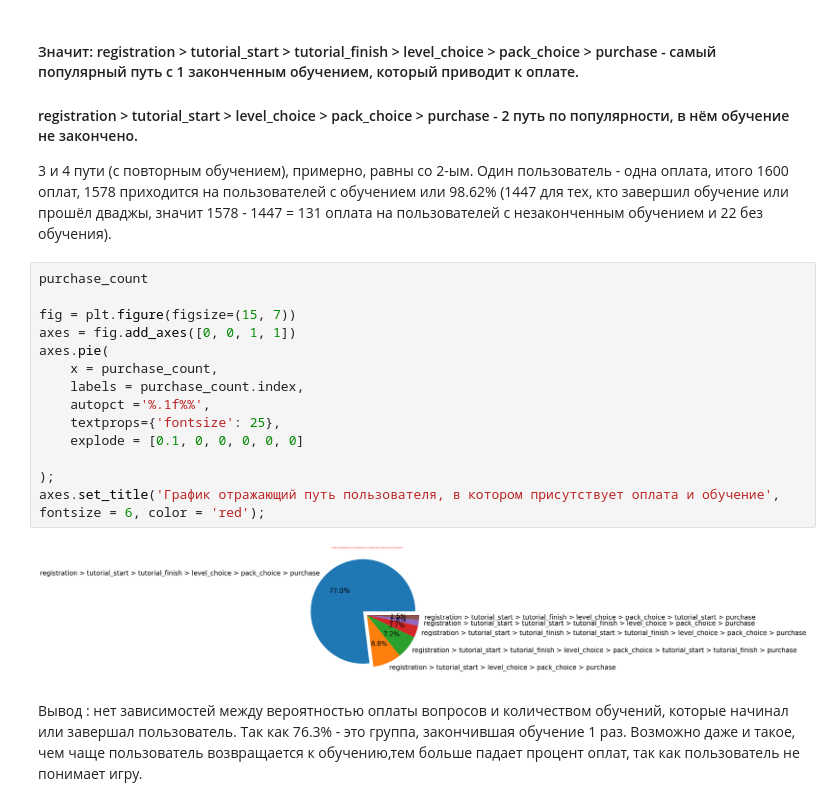
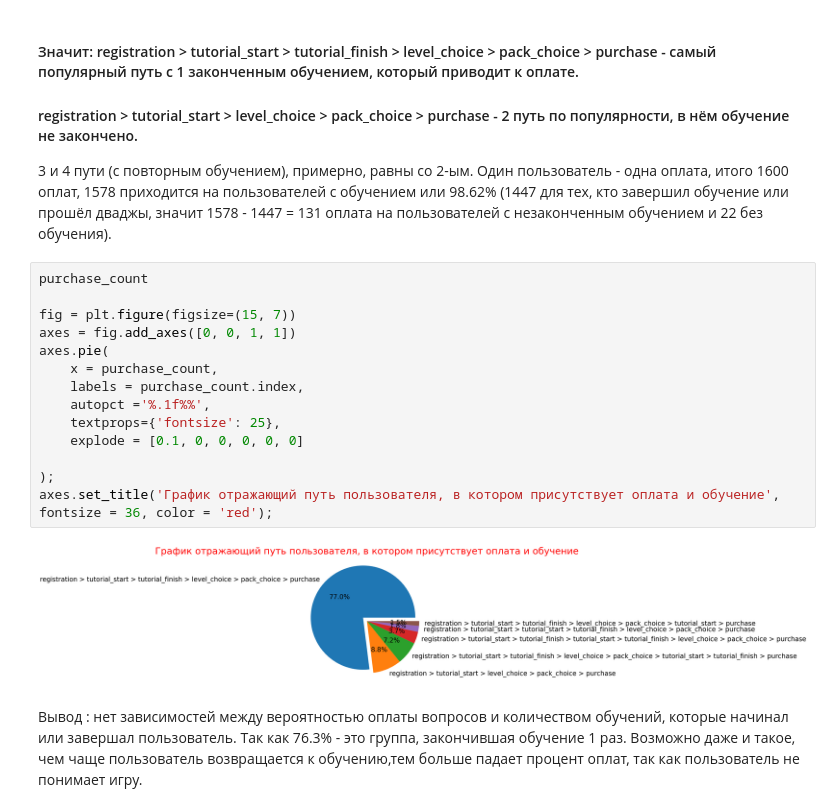
Before and after one commit to SergeySchepilin/for_PYTHON, a Jupyter notebook: project_python1.ipynb, the cells around one changed output. Cells and saved outputs as stored; diff of their text form.

```diff
--- a/project_python1.ipynb
+++ b/project_python1.ipynb
@@ -593,19 +593,19 @@ print(round(100*1578/1600,2), '%')
 # %%
 purchase_count
 
 fig = plt.figure(figsize=(15, 7))
 axes = fig.add_axes([0, 0, 1, 1])
 axes.pie(
     x = purchase_count,
     labels = purchase_count.index,
     autopct ='%.1f%%',
     textprops={'fontsize': 25},
     explode = [0.1, 0, 0, 0, 0, 0]
 
 );
-axes.set_title('График отражающий путь пользователя, в котором присутствует оплата и обучение', fontsize = 6, color = 'red');
+axes.set_title('График отражающий путь пользователя, в котором присутствует оплата и обучение', fontsize = 36, color = 'red');
 # %% [output]
-[figure, old version]
+[figure, new version]
 # %% [markdown]
 Вывод : нет зависимостей между вероятностью оплаты вопросов и количеством обучений, которые начинал или завершал пользователь. Так как 76.3% - это группа, закончившая обучение 1 раз. Возможно даже и такое, чем чаще пользователь возвращается к обучению,тем больше падает процент оплат, так как пользователь не понимает игру.
 # %% [markdown]
```
Also changed, not shown: parts of 1 cell of this notebook.
